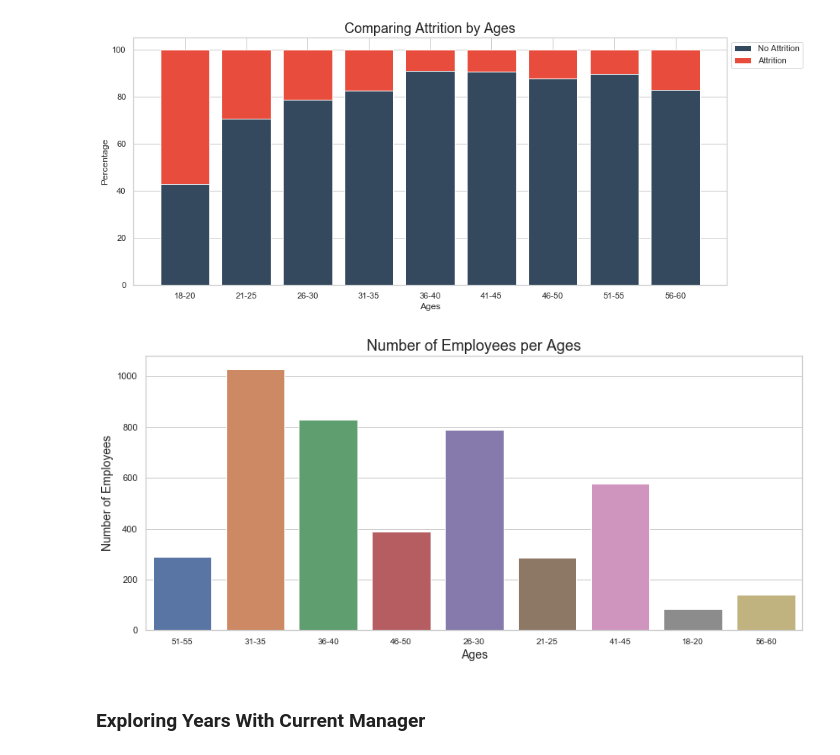
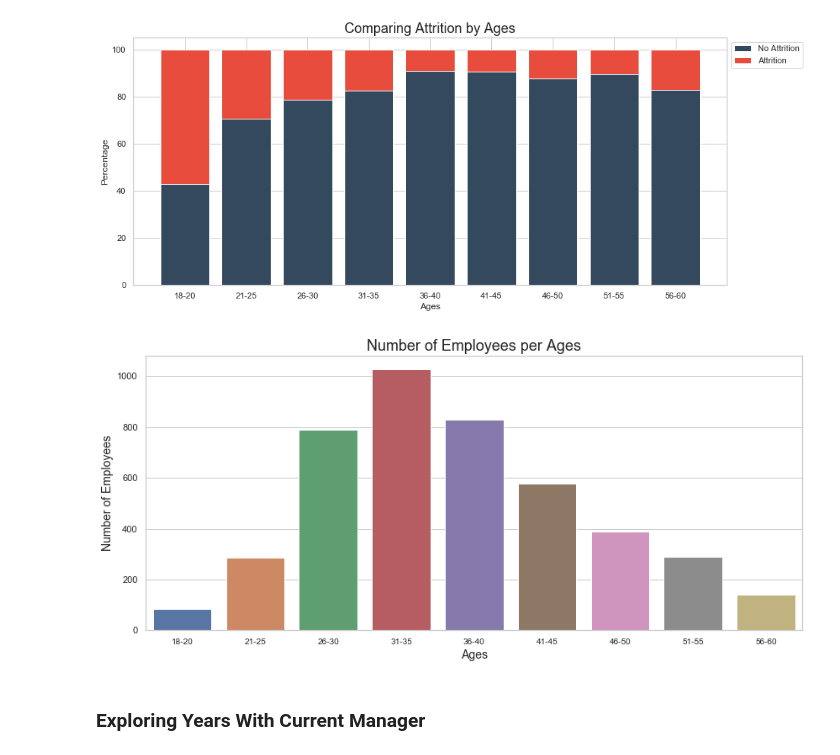
Before and after one commit to diegovallejossalas/HR_Case, a Jupyter notebook: HR_case.ipynb, the cells around one changed output. Drawn from its saved outputs; the diff is of its cells as text; code cells hidden in the pictures.

```diff
--- a/HR_case.ipynb
+++ b/HR_case.ipynb
@@ -383,7 +383,7 @@ def vmaker(col):
 # %% [markdown]
 This next function returns a countplot
 # %%
-def hmaker(col):
+def hmaker(col, order = False):
     '''
     Function to create visualizations
 
@@ -393,13 +393,22 @@ def hmaker(col):
     Returns:
         Visualization
     '''
-    plt.figure(figsize=(14,6))
-    sns.countplot(df[col])
-    plt.title(f'Number of Employees per {col}', fontsize=18)
-    plt.xticks(fontsize=10)
-    plt.ylabel("Number of Employees",fontsize=14)
-    plt.xlabel(col,fontsize=14)
-    plt.show()
+    if not order:
+        plt.figure(figsize=(14,6))
+        sns.countplot(df[col])
+        plt.title(f'Number of Employees per {col}', fontsize=18)
+        plt.xticks(fontsize=10)
+        plt.ylabel("Number of Employees",fontsize=14)
+        plt.xlabel(col,fontsize=14)
+        plt.show()
+    else:
+        plt.figure(figsize=(14,6))
+        sns.countplot(df[col], order = order)
+        plt.title(f'Number of Employees per {col}', fontsize=18)
+        plt.xticks(fontsize=10)
+        plt.ylabel("Number of Employees",fontsize=14)
+        plt.xlabel(col,fontsize=14)
+        plt.show()
 # %% [markdown]
 This next function returns a boxplot
 # %%
@@ -963,10 +974,10 @@ dfmaker('Ages')
 vmaker('Ages')
 # %% [output]
 [figure]
-# %%
-hmaker('Ages')
-# %% [output]
-[figure, removed]
+# %%
+hmaker('Ages', order = ['18-20', '21-25', '26-30', '31-35', '36-40', '41-45', '46-50', '51-55', '56-60' ])
+# %% [output]
+[figure, added]
 # %% [markdown]
 ### Exploring Years With Current Manager
 # %%
```
Also changed, not shown: parts of 13 cells of this notebook, 1 other file.
